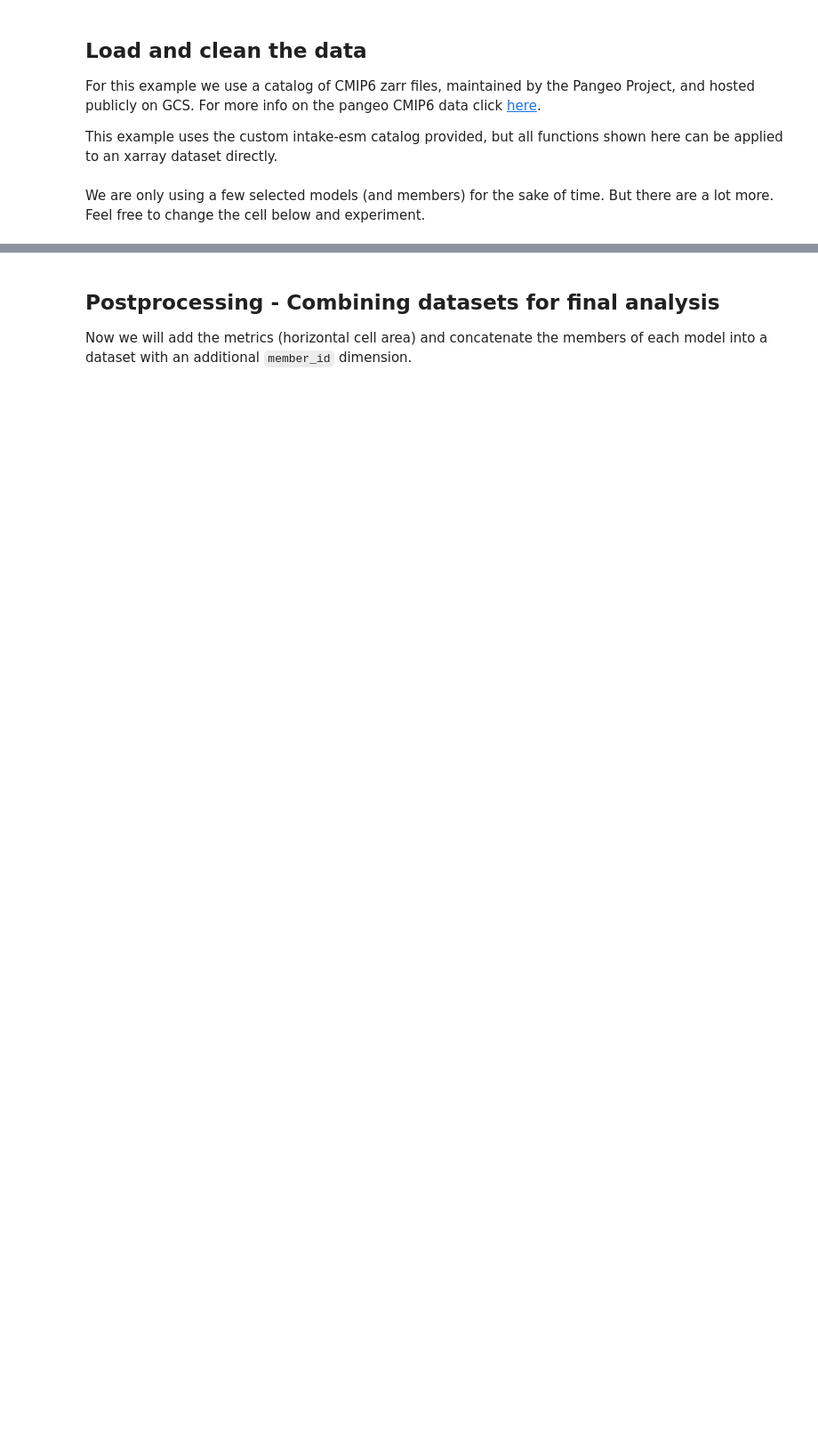
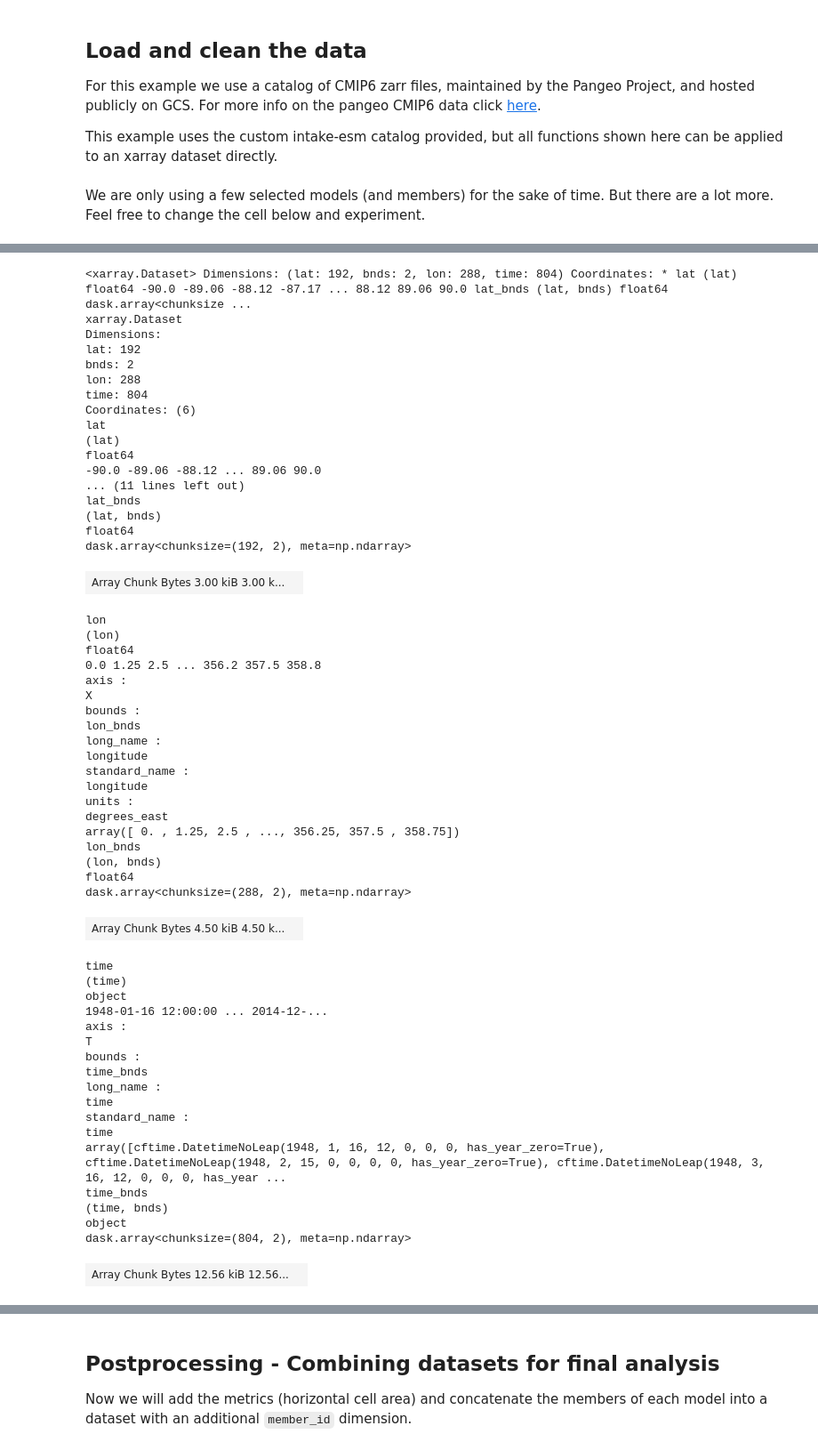
Before and after one commit to jbusecke/presentation_2022_ams_cmip6_cloud, a Jupyter notebook: ams_2022_cmip6_cloud.ipynb, the cells around one changed output, grey strips where cells are left out. Shown at 89% size. Drawn from its saved outputs; the diff is of its cells as text; code cells hidden in the pictures; blank space fills up the shorter version.

```diff
--- a/ams_2022_cmip6_cloud.ipynb
+++ b/ams_2022_cmip6_cloud.ipynb
@@ -92,0 +97,62 @@ metric_dict = col.search(
+# %%
+zarr_store = col.df['zstore'].tolist()[0]
+print(zarr_store)
+ds = xr.open_zarr(zarr_store)
+ds
+# %% [output]
+<xarray.Dataset> Dimensions: (lat: 192, bnds: 2, lon: 288, time: 804) Coordinates: * lat (lat) float64 -90.0 -89.06 -88.12 -87.17 ... 88.12 89.06 90.0 lat_bnds (lat, bnds) float64 dask.array<chunksize ...
+xarray.Dataset
+Dimensions:
+lat: 192
+bnds: 2
+lon: 288
+time: 804
+Coordinates: (6)
+lat
+(lat)
+float64
+-90.0 -89.06 -88.12 ... 89.06 90.0
+... (11 lines left out)
+lat_bnds
+(lat, bnds)
+float64
+dask.array<chunksize=(192, 2), meta=np.ndarray>
+| Array Chunk Bytes 3.00 kiB 3.00 k... |  |
+lon
+(lon)
+float64
+0.0 1.25 2.5 ... 356.2 357.5 358.8
+axis :
+X
+bounds :
+lon_bnds
+long_name :
+longitude
+standard_name :
+longitude
+units :
+degrees_east
+array([ 0. , 1.25, 2.5 , ..., 356.25, 357.5 , 358.75])
+lon_bnds
+(lon, bnds)
+float64
+dask.array<chunksize=(288, 2), meta=np.ndarray>
+| Array Chunk Bytes 4.50 kiB 4.50 k... |  |
+time
+(time)
+object
+1948-01-16 12:00:00 ... 2014-12-...
+axis :
+T
+bounds :
+time_bnds
+long_name :
+time
+standard_name :
+time
+array([cftime.DatetimeNoLeap(1948, 1, 16, 12, 0, 0, 0, has_year_zero=True), cftime.DatetimeNoLeap(1948, 2, 15, 0, 0, 0, 0, has_year_zero=True), cftime.DatetimeNoLeap(1948, 3, 16, 12, 0, 0, 0, has_year ...
+time_bnds
+(time, bnds)
+object
+dask.array<chunksize=(804, 2), meta=np.ndarray>
+| Array Chunk Bytes 12.56 kiB 12.56... |  |
```
Also changed, not shown: parts of 12 cells of this notebook.
